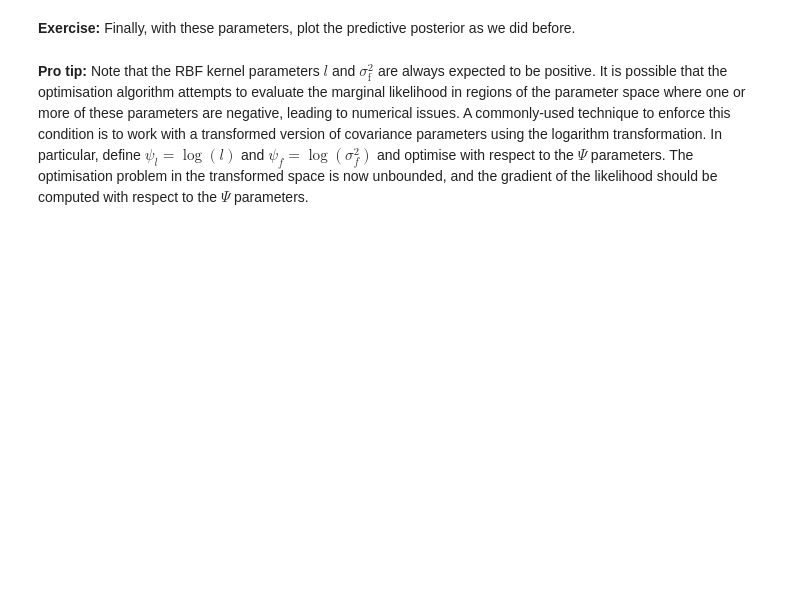
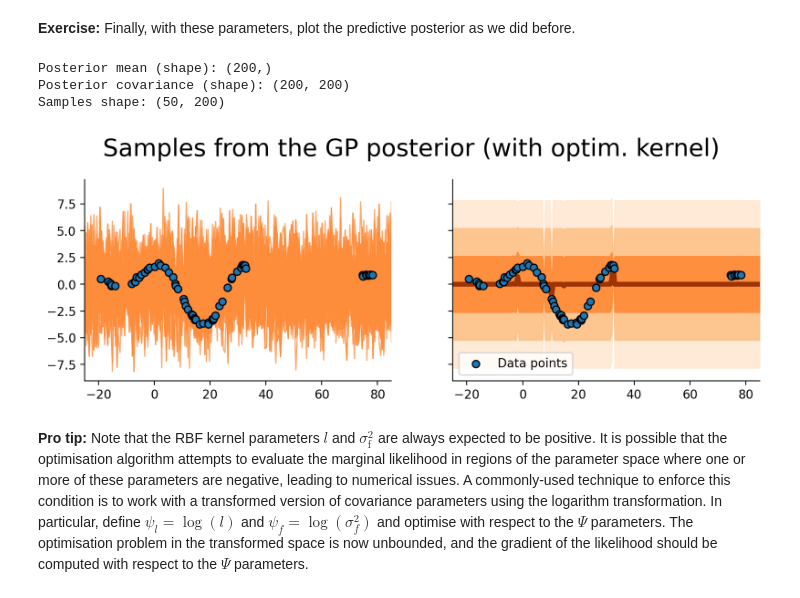
Before and after one commit to annalithell/asi-labs, a Jupyter notebook: lab_week3/Gaussian_Process_Regression.ipynb, the cells around one changed output. Saved outputs shown, nothing was run; the diff lists cells and outputs as text; code cells hidden in the pictures; blank space fills up the shorter version.

```diff
--- a/lab_week3/Gaussian_Process_Regression.ipynb
+++ b/lab_week3/Gaussian_Process_Regression.ipynb
@@ -736,12 +736,9 @@ params = {"lengthscale": 1.0, "variance": 1.0}  # Initial guess
 learning_rate = 0.001
 marginals = []  # Keep track of the marginal likelihoods for plotting here
 for _ in range(2000):
-    # @@ COMPLETE @@
     # Compute the gradients and marginal likelihood
-    # value, gradients =
+    value, gradients = grad_marginal_likelihood(params, rbf_kernel, X, y)
     # Update the parameters
-    # params =
+    params = gradient_update(params, gradients, learning_rate)
     # Append the marginal likelihood to the list so we can plot it later
     marginals.append(value)
-
-params
@@ -764,22 +761,30 @@ Finally, with these parameters, plot the predictive posterior as we did before.
 # %%
 np.random.seed(0)
 
-# @@ COMPLETE @@
-# f_mean, f_cov =
-# samples =
+f_mean, f_cov = predict_f_posterior(params, rbf_kernel, X, y, Xt)
+print(f"Posterior mean (shape): {f_mean.shape}")
+print(f"Posterior covariance (shape): {f_cov.shape}")
 
+n_samples = 50
+samples = np.random.multivariate_normal(f_mean.flatten(), f_cov, size=n_samples)
+print(f"Samples shape: {samples.shape}")
 
 fig, (ax0, ax1) = plt.subplots(1, 2, figsize=[10, 3], sharey=True)
 
 plot_samples(Xt, samples, palette="Oranges", ax=ax0, N=40)
 plot_data(X, y, ax0)
 
 plot_gp(Xt, f_mean, f_cov, ax=ax1, palette="Oranges")
 plot_data(X, y, ax1)
 ax1.legend()
 fig.suptitle(r"Samples from the GP posterior (with optim. kernel)", y=1.04, fontsize=20)
 
 plt.show()
+# %% [output]
+Posterior mean (shape): (200,)
+Posterior covariance (shape): (200, 200)
+Samples shape: (50, 200)
+[figure, added]
 # %% [markdown]
 **Pro tip:** Note that the RBF kernel parameters $l$ and $\sigma_\mathrm{f}^2$ are always expected to be positive. It is possible that the optimisation algorithm attempts to evaluate the marginal likelihood in regions of the parameter space where one or more of these parameters are negative, leading to numerical issues.
 A commonly-used technique to enforce this condition is to work with a transformed version of covariance parameters using the logarithm transformation. In particular, define $\psi_l = \log(l)$ and $\psi_{f} = \log(\sigma_{f}^2 )$ and optimise with respect to the $\Psi$ parameters.
```
Also changed, not shown: parts of 3 cells of this notebook.
